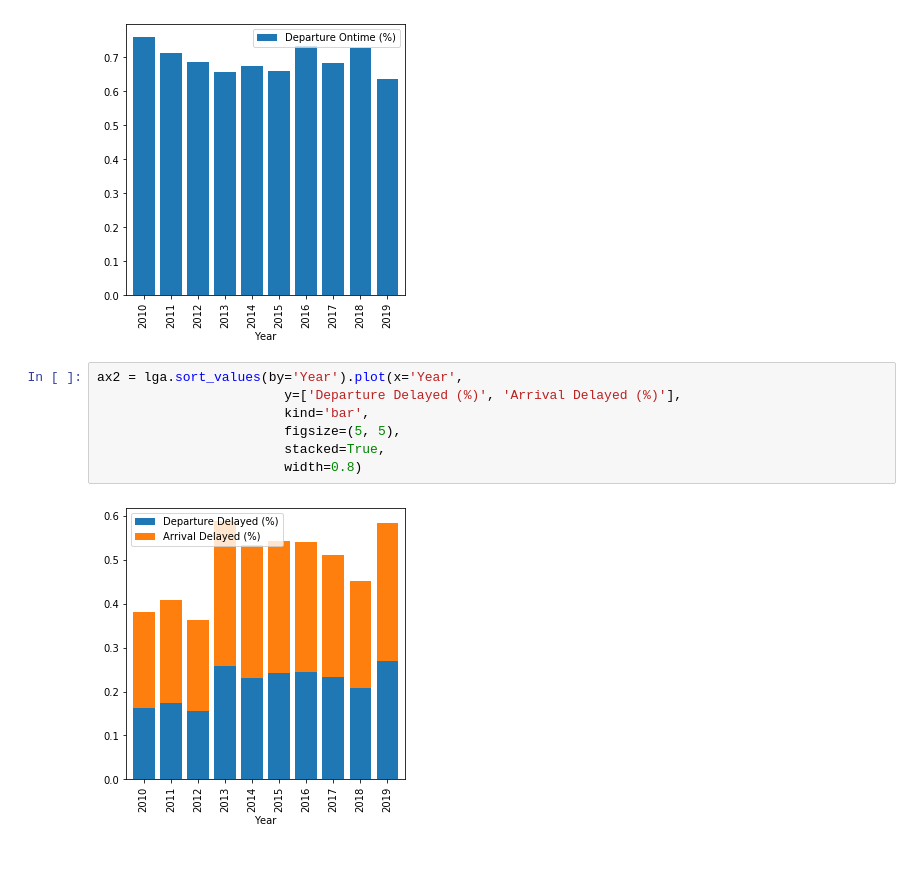
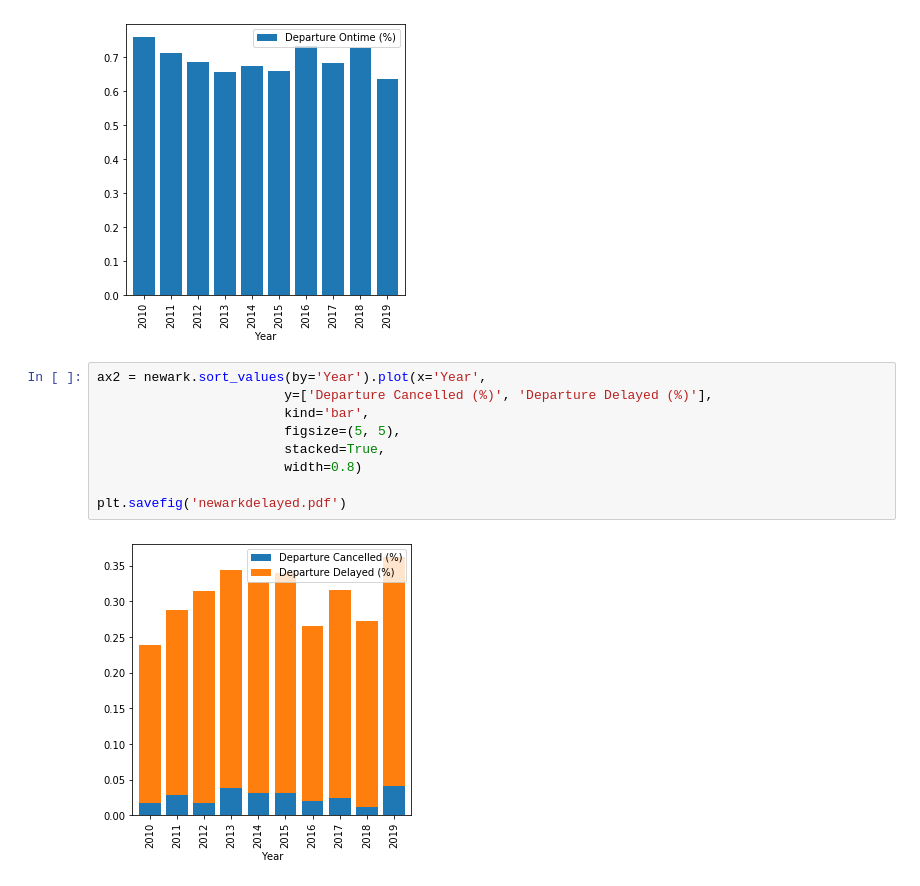
Before and after one commit to elenamlutz/data-studio-projects, a Jupyter notebook: Week 3/Airline Delays, 2014-2018.ipynb, the cells around one changed output. Cells and saved outputs as stored; diff of their text form.

```diff
--- a/Week 3/Airline Delays, 2014-2018.ipynb
+++ b/Week 3/Airline Delays, 2014-2018.ipynb
@@ -376,14 +358,16 @@ plt.savefig('newarkjune.pdf')
 # %% [output]
 [figure]
 # %%
-ax2 = lga.sort_values(by='Year').plot(x='Year',
-                        y=['Departure Delayed (%)', 'Arrival Delayed (%)'],
+ax2 = newark.sort_values(by='Year').plot(x='Year',
+                        y=['Departure Cancelled (%)', 'Departure Delayed (%)'],
                         kind='bar',
                         figsize=(5, 5),
                         stacked=True,
                         width=0.8)
+
+plt.savefig('newarkdelayed.pdf')
 # %% [output]
-[figure, old version]
+[figure, new version]
 # %%
 ax3 = newark.sort_values(by='Year').plot(x='Year',
                         y=['Arrival Ontime (%)'],
```
Also changed, not shown: parts of 11 cells of this notebook.
